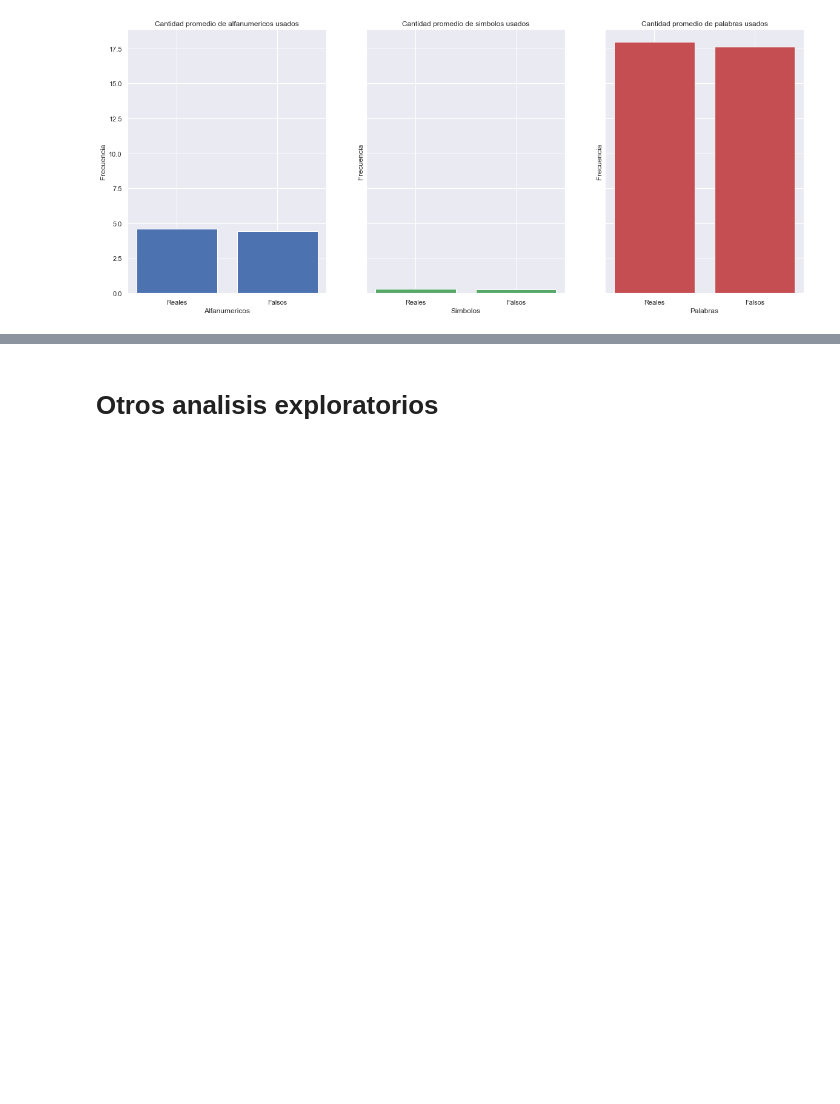
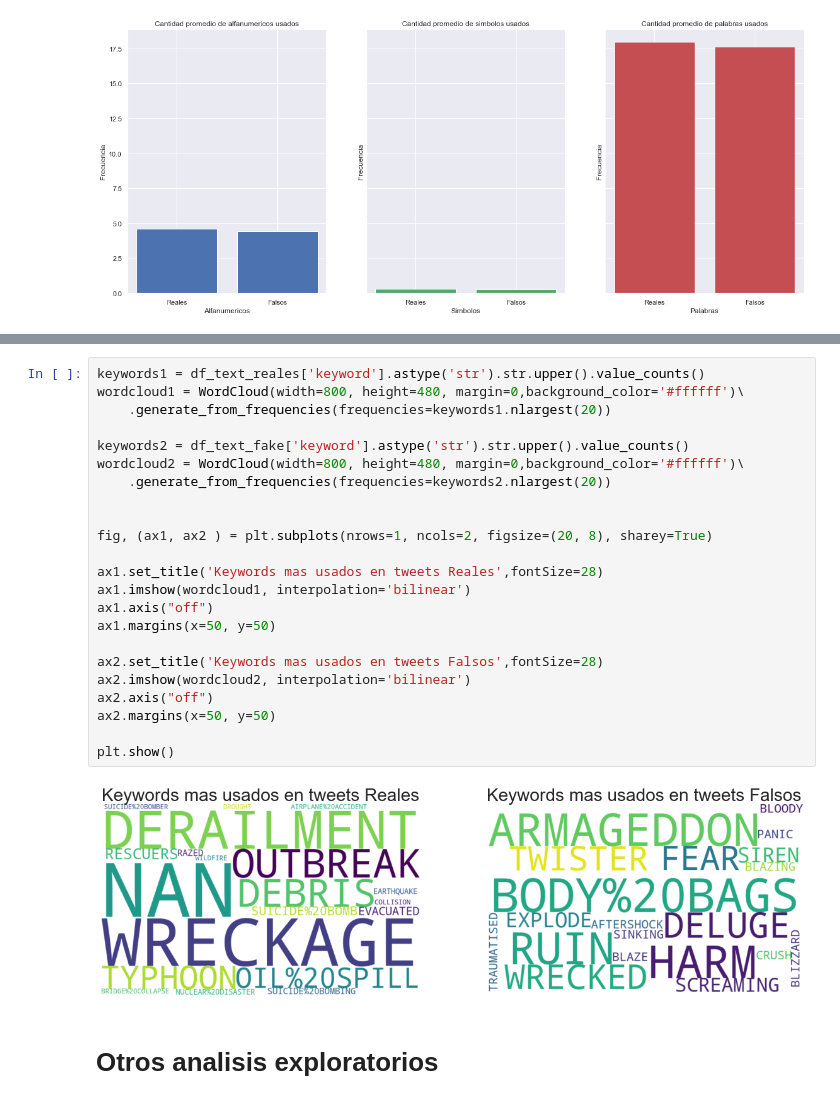
Before and after one commit to SergioCalvani/75.06-Datos-TP1-2020, a Jupyter notebook: TP1 - Analisis Exploratorio - Giova.ipynb, the cells around one changed output, grey strips where cells are left out. Saved outputs shown, nothing was run; the diff lists cells and outputs as text; blank space fills up the shorter version.

Commit message:
Mas plots

```diff
--- a/TP1 - Analisis Exploratorio - Giova.ipynb
+++ b/TP1 - Analisis Exploratorio - Giova.ipynb
@@ -515,3 +515,28 @@ plt.show()
+# %%
+keywords1 = df_text_reales['keyword'].astype('str').str.upper().value_counts()
+wordcloud1 = WordCloud(width=800, height=480, margin=0,background_color='#ffffff')\
+    .generate_from_frequencies(frequencies=keywords1.nlargest(20))
+
+keywords2 = df_text_fake['keyword'].astype('str').str.upper().value_counts()
+wordcloud2 = WordCloud(width=800, height=480, margin=0,background_color='#ffffff')\
+    .generate_from_frequencies(frequencies=keywords2.nlargest(20))
+
+
+fig, (ax1, ax2 ) = plt.subplots(nrows=1, ncols=2, figsize=(20, 8), sharey=True)
+
+ax1.set_title('Keywords mas usados en tweets Reales',fontSize=28)
+ax1.imshow(wordcloud1, interpolation='bilinear')
+ax1.axis("off")
+ax1.margins(x=50, y=50)
+
+ax2.set_title('Keywords mas usados en tweets Falsos',fontSize=28)
+ax2.imshow(wordcloud2, interpolation='bilinear')
+ax2.axis("off")
+ax2.margins(x=50, y=50)
+
+plt.show()
+# %% [output]
+[figure, added]
 # %% [markdown]
 # Otros analisis exploratorios
 # %%
```
Also changed, not shown: parts of 12 cells of this notebook.
